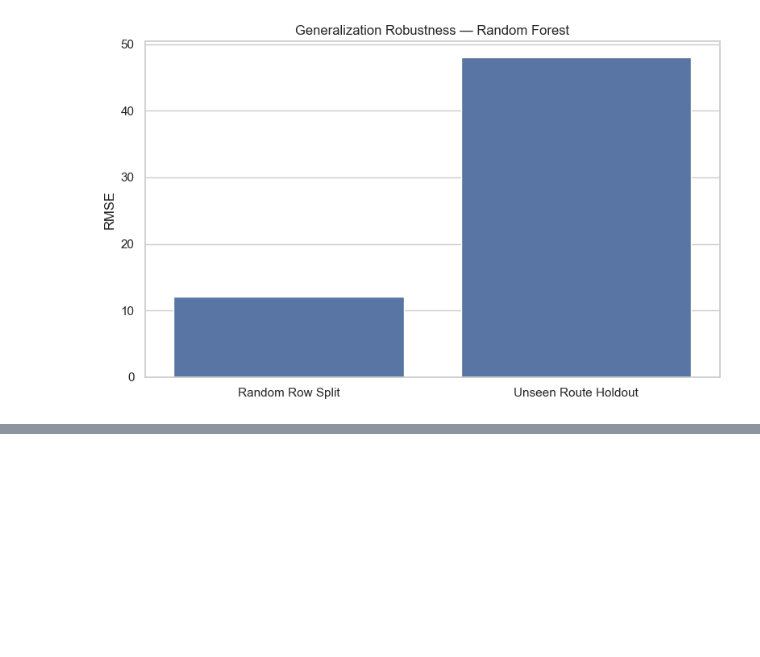
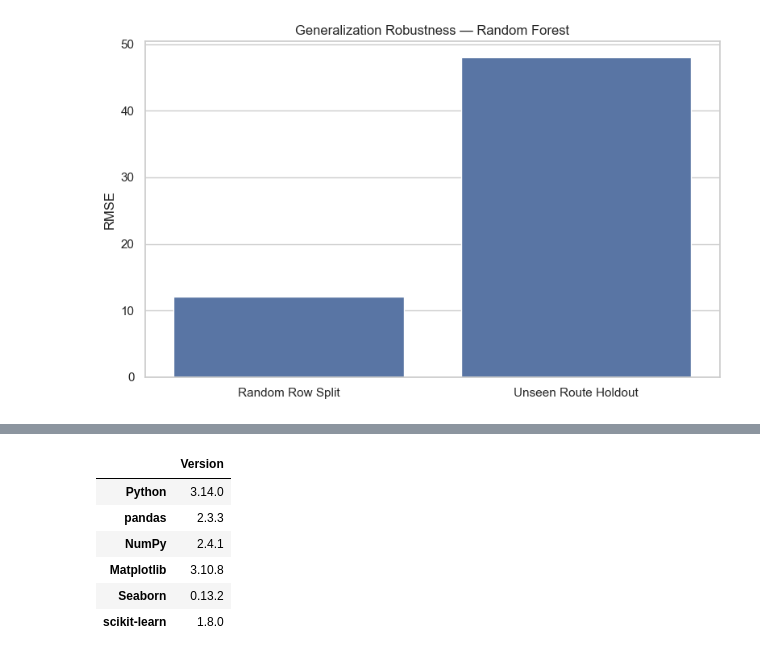
Before and after one commit to eldarhasanly/analysis-of-factors-influencing-airline-ticket-prices-using-statistical-and-machine-learning-methods, a Jupyter notebook: notebooks/airline_fare_analysis.ipynb, the cells around one changed output, grey strips where cells are left out. Cells and saved outputs as stored; diff of their text form; code cells hidden in the pictures; blank space fills up the shorter version.

```diff
--- a/notebooks/airline_fare_analysis.ipynb
+++ b/notebooks/airline_fare_analysis.ipynb
@@ -2032,0 +2118,26 @@ These results remain predictive rather than causal.
+# %%
+import platform
+import matplotlib
+import sklearn
+
+environment = pd.Series(
+    {
+        "Python": platform.python_version(),
+        "pandas": pd.__version__,
+        "NumPy": np.__version__,
+        "Matplotlib": matplotlib.__version__,
+        "Seaborn": sns.__version__,
+        "scikit-learn": sklearn.__version__,
+    },
+    name="Version",
+)
+
+display(environment.to_frame())
+# %% [output]
+|  | Version |
+| Python | 3.14.0 |
+| pandas | 2.3.3 |
+| NumPy | 2.4.1 |
+| Matplotlib | 3.10.8 |
+| Seaborn | 0.13.2 |
+| scikit-learn | 1.8.0 |
```
Also changed, not shown: parts of 7 cells of this notebook.
